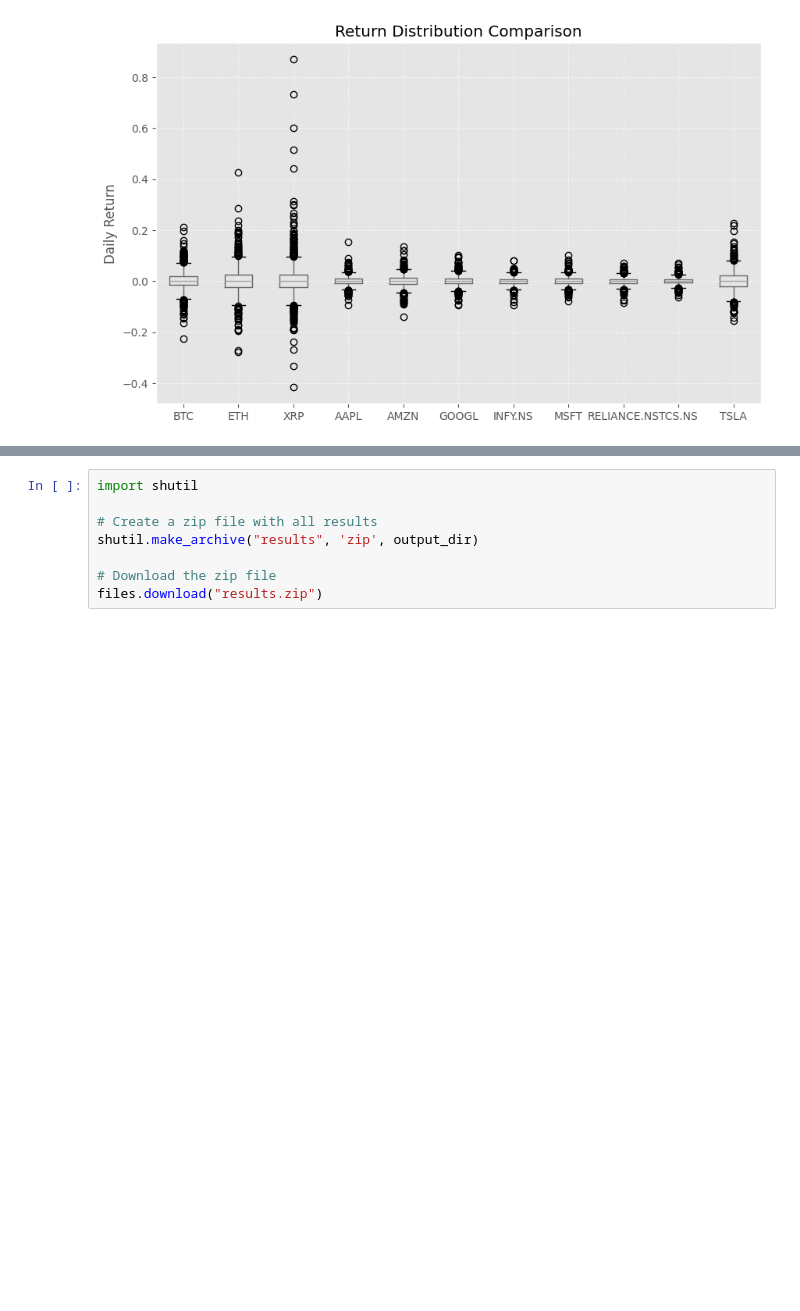
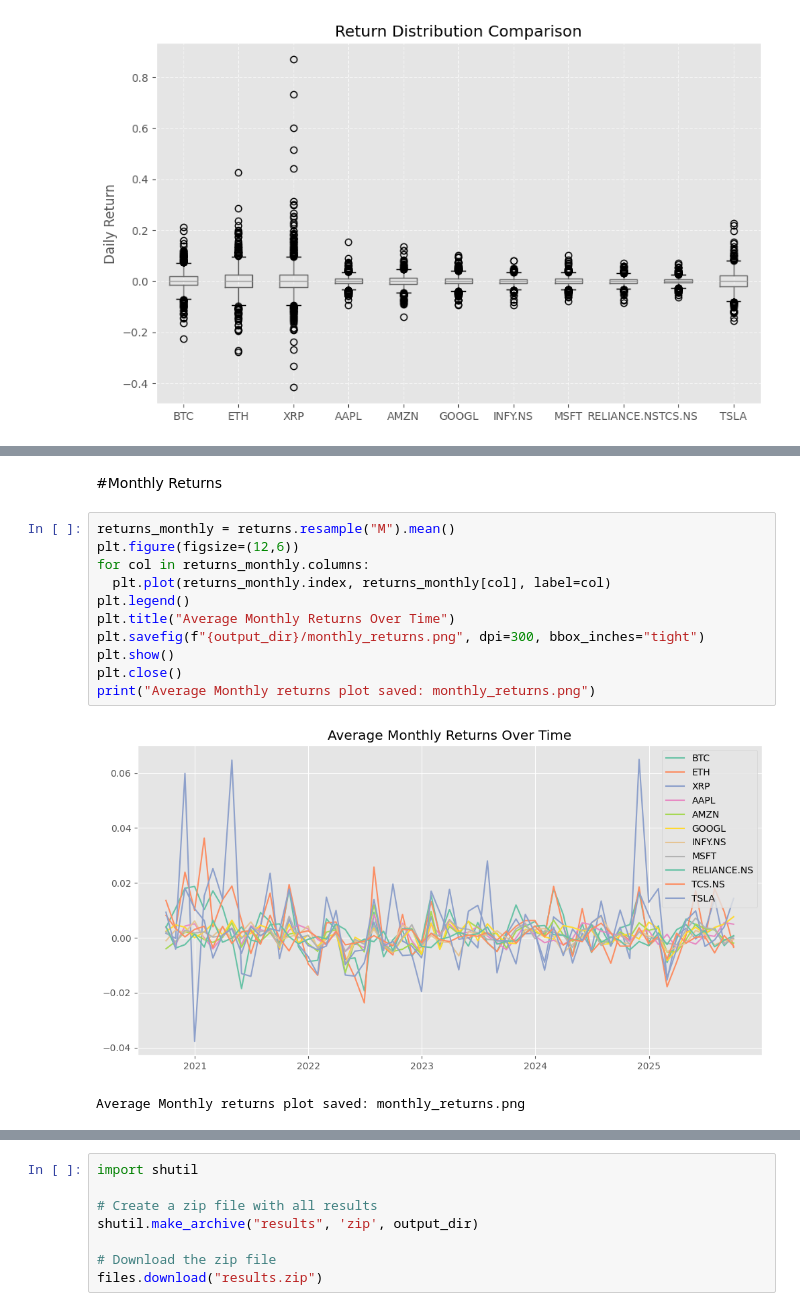
Before and after one commit to maniram3112/stock-vs-crypto-risk-return-analysis, a Jupyter notebook: notebooks/exploratory_data_analysis.ipynb, the cells around one changed output, grey strips where cells are left out. Drawn from its saved outputs; the diff is of its cells as text; blank space fills up the shorter version.

```diff
--- a/notebooks/exploratory_data_analysis.ipynb
+++ b/notebooks/exploratory_data_analysis.ipynb
@@ -185,0 +222,16 @@ plt.show()
+# %% [markdown]
+#Monthly Returns
+# %%
+returns_monthly = returns.resample("M").mean()
+plt.figure(figsize=(12,6))
+for col in returns_monthly.columns:
+  plt.plot(returns_monthly.index, returns_monthly[col], label=col)
+plt.legend()
+plt.title("Average Monthly Returns Over Time")
+plt.savefig(f"{output_dir}/monthly_returns.png", dpi=300, bbox_inches="tight")
+plt.show()
+plt.close()
+print("Average Monthly returns plot saved: monthly_returns.png")
+# %% [output]
+[figure, added]
+Average Monthly returns plot saved: monthly_returns.png
```
Also changed, not shown: parts of 8 cells of this notebook.
